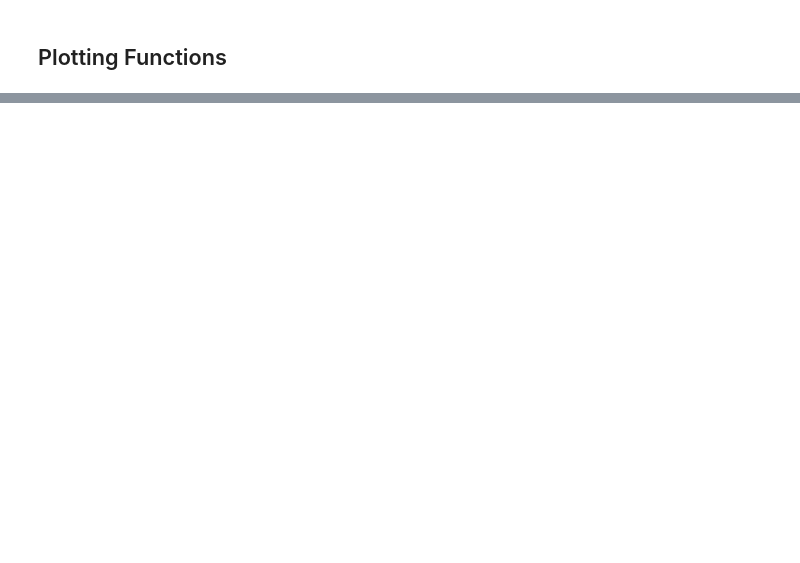
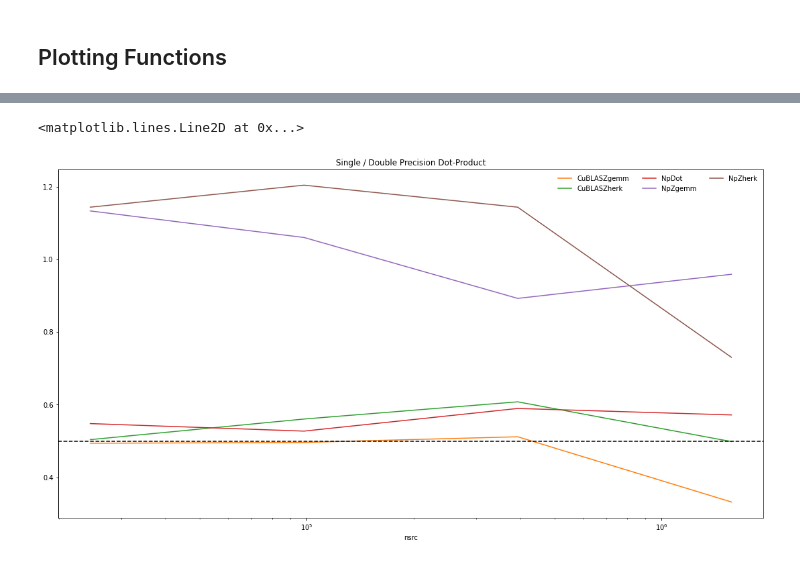
Before and after one commit to HERA-Team/matvis, a Jupyter notebook: devel/viscalc-performance/performance_test_large_matrix_multiply.ipynb, the cells around one changed output, grey strips where cells are left out. Saved outputs shown, nothing was run; the diff lists cells and outputs as text; code cells hidden in the pictures; blank space fills up the shorter version.

```diff
--- a/devel/viscalc-performance/performance_test_large_matrix_multiply.ipynb
+++ b/devel/viscalc-performance/performance_test_large_matrix_multiply.ipynb
@@ -166,40 +198,34 @@ plot_timings_reds(redundant_double_row, normal_double_row);
 def plot_comparison(
     t1: dict[str, dict[tuple[int, int], TimeResult]],
     t2: dict[str, dict[tuple[int, int], TimeResult]],
-    nant: int
+    outer_label: int
 ):
     fig, ax = plt.subplots(1, 1, figsize=(15, 8), constrained_layout=True)
 
-    nants_redundant = np.max(nants)
-
-    # def get_res(t, method):
-    #     res = [t[method].get((nants_redundant, n), None) for n in nsides]
-    #     return np.array([r.best if r is not None else np.nan for r in res])
-
-    # for j, method in enumerate(t1):
-    #     r1 = get_res(t1, method)
-    #     r2 = get_res(t2, method)
-
-    #     ax.plot(nsrcs, r1 / r2, color=f'C{j}', label=method)
-
-    def get_res_redt, method):
-        res = [t[method].get((nants_redundant, n), None) for n in nsides]
+    def get_res(t, method):
+        res = [t[method].get((outer_label, n), None) for n in nsides]
         return np.array([r.best if r is not None else np.nan for r in res])
 
-    for j, (method, results) in enumerate(red_timings.items(), start=len(timings)):
-        for k, frac in enumerate(redfracs):
-            res = [results.get((frac, n), None) for n in nsides]
-            ax.plot(
-                nsrcs, [r.best if r is not None else np.nan for r in res],
-                color=f'C{j%10}', ls=[':', '--', '-.', (0, (3, 5, 1, 5, 1, 5)), (0, (3, 1, 1, 1, 1, 1))][k],
-                label=f"{method} ({frac}% red.)"
-            )
+    for j, method in enumerate(t1):
+        if method == 'redundant':
+            continue
+        r1 = get_res(t1, method)
+        r2 = get_res(t2, method)
 
-    ax.set_title(f"Nant x Nfeed={nants_redundant}")
+        ax.plot(nsrcs, r1 / r2, color=f'C{j}', label=method)
+
+#    ax.set_title(f"Nant x Nfeed={nants_redundant}")
     ax.set_xlabel("nsrc")
     ax.set_xscale('log')
-    ax.set_yscale('log')
+    #ax.set_yscale('log')
     #ax.plot(nsrcs, np.array(nsrcs) * (results[(350, np.max(nsrcs))].best/np.max(nsrcs)), ls='--', color='k')
 
     ax.legend(frameon=False, ncols=3)
     return fig, ax
+# %%
+fig, ax = plot_comparison(normal_single_row, normal_double_row, 700)
+plt.title("Single / Double Precision Dot-Product")
+plt.axhline(0.5, linestyle='--', color='k')
+# %% [output]
+<matplotlib.lines.Line2D at 0x...>
+[figure, added]
```
Also changed, not shown: parts of 15 cells of this notebook, 4 other files.
